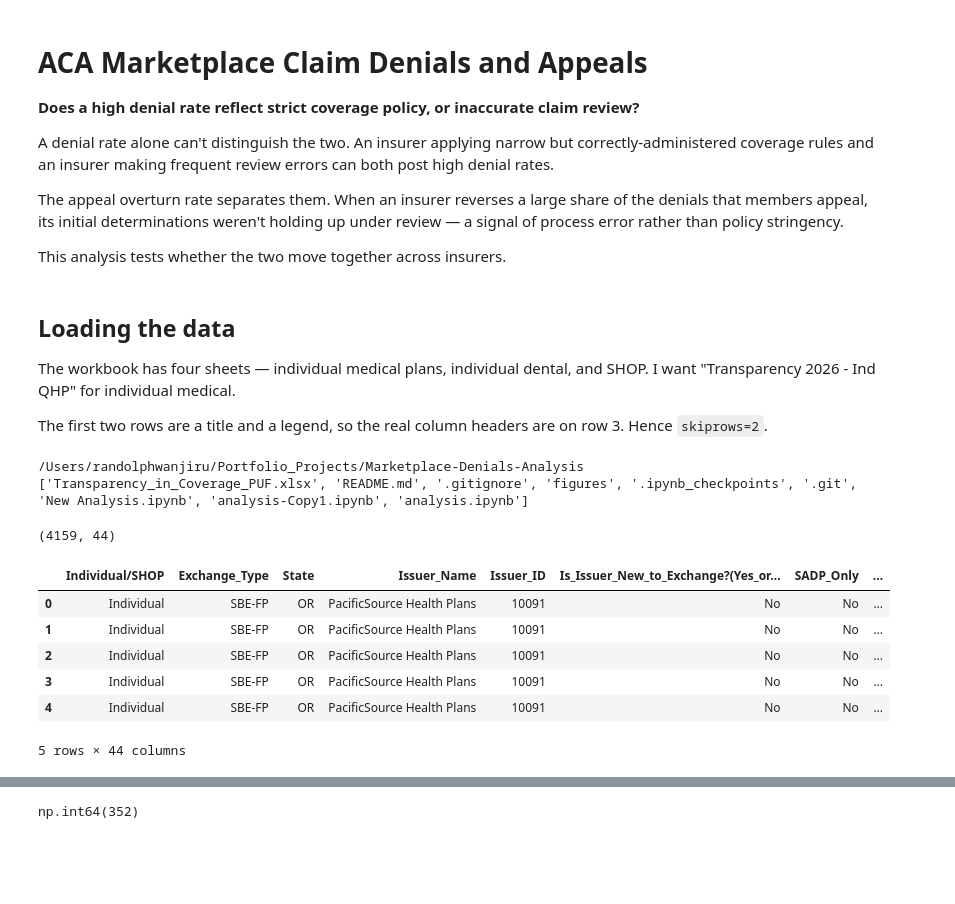
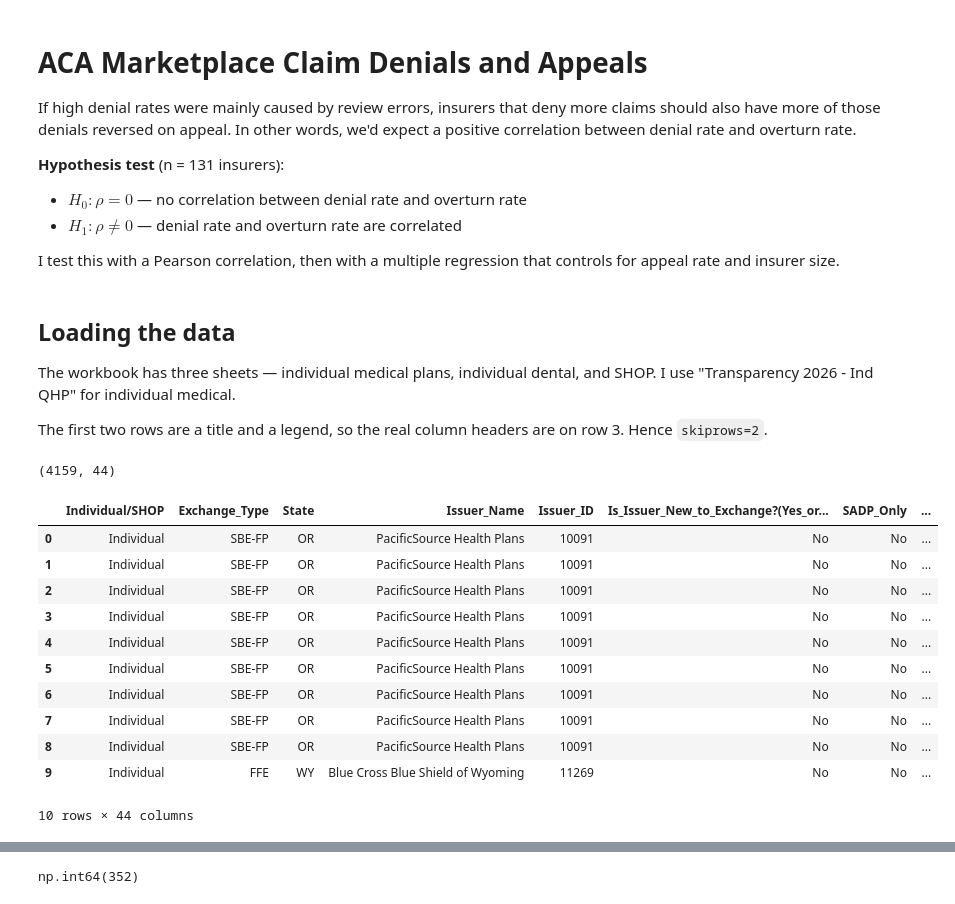
Before and after one commit to wanjirurandolph/Marketplace-Denials-Analysis, a Jupyter notebook: analysis.ipynb, the cells around one changed output, grey strips where cells are left out. Saved outputs shown, nothing was run; the diff lists cells and outputs as text; code cells hidden in the pictures; blank space fills up the shorter version.

```diff
--- a/analysis.ipynb
+++ b/analysis.ipynb
@@ -1,59 +1,54 @@
 # %% [markdown]
 # ACA Marketplace Claim Denials and Appeals
+If high denial rates were mainly caused by review errors, insurers that deny
+more claims should also have more of those denials reversed on appeal. In other
+words, we'd expect a positive correlation between denial rate and overturn rate.
 
-**Does a high denial rate reflect strict coverage policy, or
-inaccurate claim review?**
+**Hypothesis test** (n = 131 insurers):
 
-A denial rate alone can't distinguish the two. An insurer applying
-narrow but correctly-administered coverage rules and an insurer
-making frequent review errors can both post high denial rates.
+- $H_0: \rho = 0$ — no correlation between denial rate and overturn rate
+- $H_1: \rho \neq 0$ — denial rate and overturn rate are correlated
 
-The appeal overturn rate separates them. When an insurer reverses
-a large share of the denials that members appeal, its initial
-determinations weren't holding up under review — a signal of
-process error rather than policy stringency.
-
-This analysis tests whether the two move together across insurers.
+I test this with a Pearson correlation, then with a multiple regression that
+controls for appeal rate and insurer size.
 # %% [markdown]
 ## Loading the data
 
-The workbook has four sheets — individual medical plans, individual
-dental, and SHOP. I want "Transparency 2026 - Ind QHP" for individual
+The workbook has three sheets — individual medical plans, individual
+dental, and SHOP. I use "Transparency 2026 - Ind QHP" for individual
 medical.
 
 The first two rows are a title and a legend, so the real column
 headers are on row 3. Hence `skiprows=2`.
-# %%
-import os
-print(os.getcwd())
-print(os.listdir())
-# %% [output]
-/Users/randolphwanjiru/Portfolio_Projects/Marketplace-Denials-Analysis
-['Transparency_in_Coverage_PUF.xlsx', 'README.md', '.gitignore', 'figures', '.ipynb_checkpoints', '.git', 'New Analysis.ipynb', 'analysis-Copy1.ipynb', 'analysis.ipynb']
 # %%
 import pandas as pd
 import numpy as np
 import matplotlib.pyplot as plt
 import seaborn as sns
 import statsmodels.formula.api as smf
 
 df = pd.read_excel(
     "Transparency_in_Coverage_PUF.xlsx",
     sheet_name="Transparency 2026 - Ind QHP",
     skiprows=2
 )
 
 print(df.shape)
-df.head()
+df.head(10)
 # %% [output]
 (4159, 44)
 |  | Individual/SHOP | Exchange_Type | State | Issuer_Name | Issuer_ID | Is_Issuer_New_to_Exchange?(Yes_or... | SADP_Only | ... |
 | 0 | Individual | SBE-FP | OR | PacificSource Health Plans | 10091 | No | No | ... |
 | 1 | Individual | SBE-FP | OR | PacificSource Health Plans | 10091 | No | No | ... |
 | 2 | Individual | SBE-FP | OR | PacificSource Health Plans | 10091 | No | No | ... |
 | 3 | Individual | SBE-FP | OR | PacificSource Health Plans | 10091 | No | No | ... |
 | 4 | Individual | SBE-FP | OR | PacificSource Health Plans | 10091 | No | No | ... |
+| 5 | Individual | SBE-FP | OR | PacificSource Health Plans | 10091 | No | No | ... |
+| 6 | Individual | SBE-FP | OR | PacificSource Health Plans | 10091 | No | No | ... |
+| 7 | Individual | SBE-FP | OR | PacificSource Health Plans | 10091 | No | No | ... |
+| 8 | Individual | SBE-FP | OR | PacificSource Health Plans | 10091 | No | No | ... |
+| 9 | Individual | FFE | WY | Blue Cross Blue Shield of Wyoming | 11269 | No | No | ... |
-5 rows × 44 columns
+10 rows × 44 columns
 # %%
 df.info()
 # %% [output]
```
Also changed, not shown: parts of 15 cells of this notebook, 4 other files.
